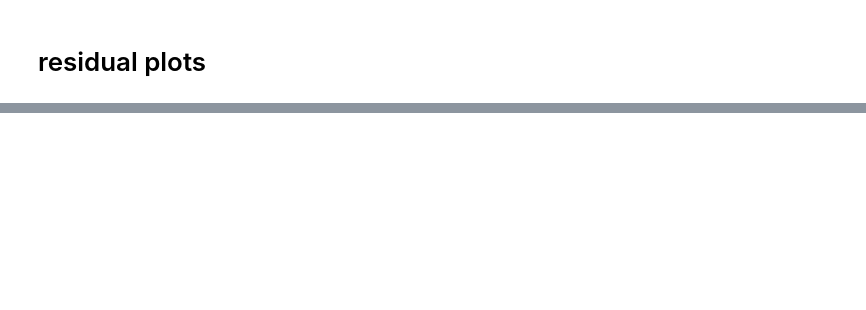
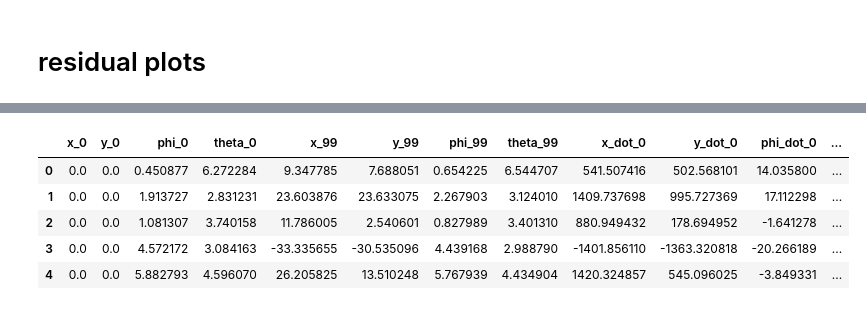
Before and after one commit to oliviatessa/MothMachineLearning, a Jupyter notebook: 011_ResidPlotsForRandomICModel.ipynb, the cells around one changed output, grey strips where cells are left out. Saved outputs shown, nothing was run; the diff lists cells and outputs as text; code cells hidden in the pictures; blank space fills up the shorter version.

```diff
--- a/011_ResidPlotsForRandomICModel.ipynb
+++ b/011_ResidPlotsForRandomICModel.ipynb
@@ -328,6 +330,13 @@ TestPreds.head()
 # %%
-TestInput = pd.DataFrame(Xtest, columns = X.columns).reset_index(drop = True)
+TestInput = pd.DataFrame(X, columns = X.columns).reset_index(drop = True)
 TestInput.head()
+# %% [output]
+|  | x_0 | y_0 | phi_0 | theta_0 | x_99 | y_99 | phi_99 | theta_99 | x_dot_0 | y_dot_0 | phi_dot_0 | ... |
+| 0 | 0.0 | 0.0 | 0.450877 | 6.272284 | 9.347785 | 7.688051 | 0.654225 | 6.544707 | 541.507416 | 502.568101 | 14.035800 | ... |
+| 1 | 0.0 | 0.0 | 1.913727 | 2.831231 | 23.603876 | 23.633075 | 2.267903 | 3.124010 | 1409.737698 | 995.727369 | 17.112298 | ... |
+| 2 | 0.0 | 0.0 | 1.081307 | 3.740158 | 11.786005 | 2.540601 | 0.827989 | 3.401310 | 880.949432 | 178.694952 | -1.641278 | ... |
+| 3 | 0.0 | 0.0 | 4.572172 | 3.084163 | -33.335655 | -30.535096 | 4.439168 | 2.988790 | -1401.856110 | -1363.320818 | -20.266189 | ... |
+| 4 | 0.0 | 0.0 | 5.882793 | 4.596070 | 26.205825 | 13.510248 | 5.767939 | 4.434904 | 1420.324857 | 545.096025 | -3.849331 | ... |
 # %%
 # F will be the same in any quadrant
 
```
Also changed, not shown: parts of 26 cells of this notebook, 3 other files.
